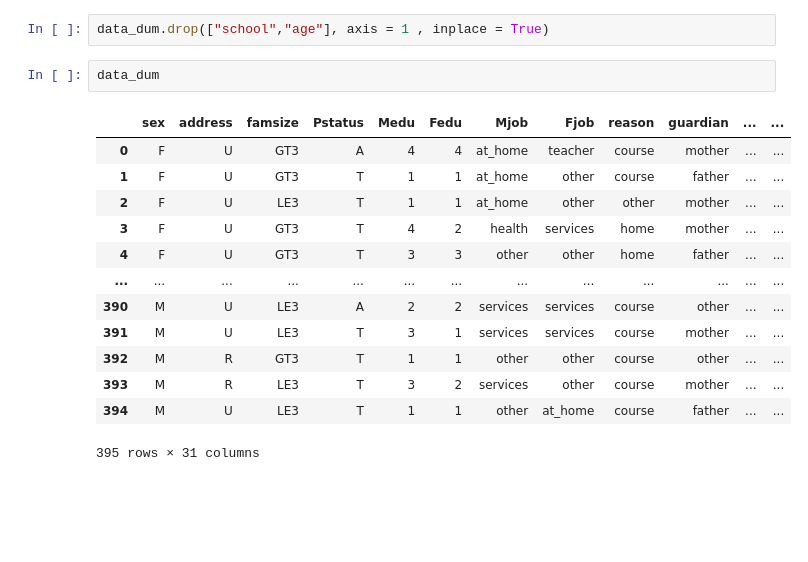
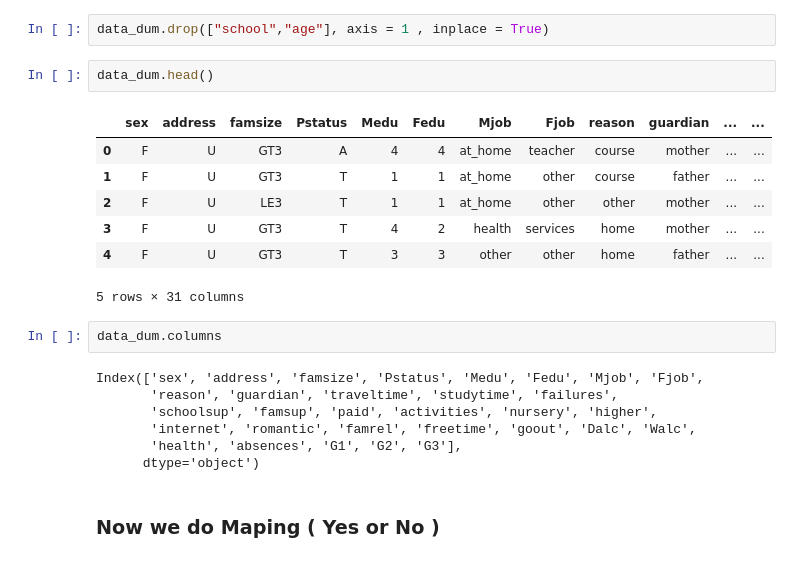
Before and after one commit to Yasirkhana/Student-Grade-Prediction, a Jupyter notebook: Student Grade Prediction.ipynb, the cells around one changed output. Saved outputs shown, nothing was run; the diff lists cells and outputs as text; blank space fills up the shorter version.

```diff
--- a/Student Grade Prediction.ipynb
+++ b/Student Grade Prediction.ipynb
@@ -74,18 +74,23 @@ data_dum = studentData
 # %%
 data_dum.drop(["school","age"], axis = 1 , inplace = True)
 # %%
-data_dum
+data_dum.head()
 # %% [output]
 |  | sex | address | famsize | Pstatus | Medu | Fedu | Mjob | Fjob | reason | guardian | ... | ... |
 | 0 | F | U | GT3 | A | 4 | 4 | at_home | teacher | course | mother | ... | ... |
 | 1 | F | U | GT3 | T | 1 | 1 | at_home | other | course | father | ... | ... |
 | 2 | F | U | LE3 | T | 1 | 1 | at_home | other | other | mother | ... | ... |
 | 3 | F | U | GT3 | T | 4 | 2 | health | services | home | mother | ... | ... |
 | 4 | F | U | GT3 | T | 3 | 3 | other | other | home | father | ... | ... |
-| ... | ... | ... | ... | ... | ... | ... | ... | ... | ... | ... | ... | ... |
-| 390 | M | U | LE3 | A | 2 | 2 | services | services | course | other | ... | ... |
-| 391 | M | U | LE3 | T | 3 | 1 | services | services | course | mother | ... | ... |
-| 392 | M | R | GT3 | T | 1 | 1 | other | other | course | other | ... | ... |
-| 393 | M | R | LE3 | T | 3 | 2 | services | other | course | mother | ... | ... |
-| 394 | M | U | LE3 | T | 1 | 1 | other | at_home | course | father | ... | ... |
-395 rows × 31 columns
+5 rows × 31 columns
+# %%
+data_dum.columns
+# %% [output]
+Index(['sex', 'address', 'famsize', 'Pstatus', 'Medu', 'Fedu', 'Mjob', 'Fjob',
+       'reason', 'guardian', 'traveltime', 'studytime', 'failures',
+       'schoolsup', 'famsup', 'paid', 'activities', 'nursery', 'higher',
+       'internet', 'romantic', 'famrel', 'freetime', 'goout', 'Dalc', 'Walc',
+       'health', 'absences', 'G1', 'G2', 'G3'],
+      dtype='object')
+# %% [markdown]
+### Now we do Maping  ( Yes or No )
```
